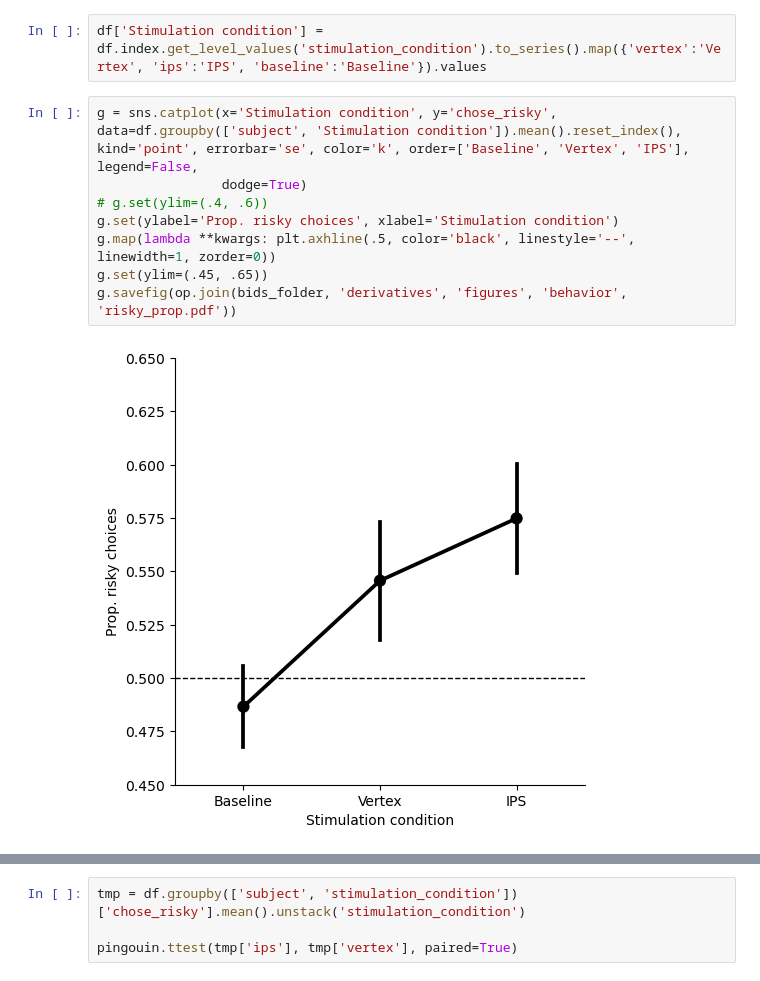
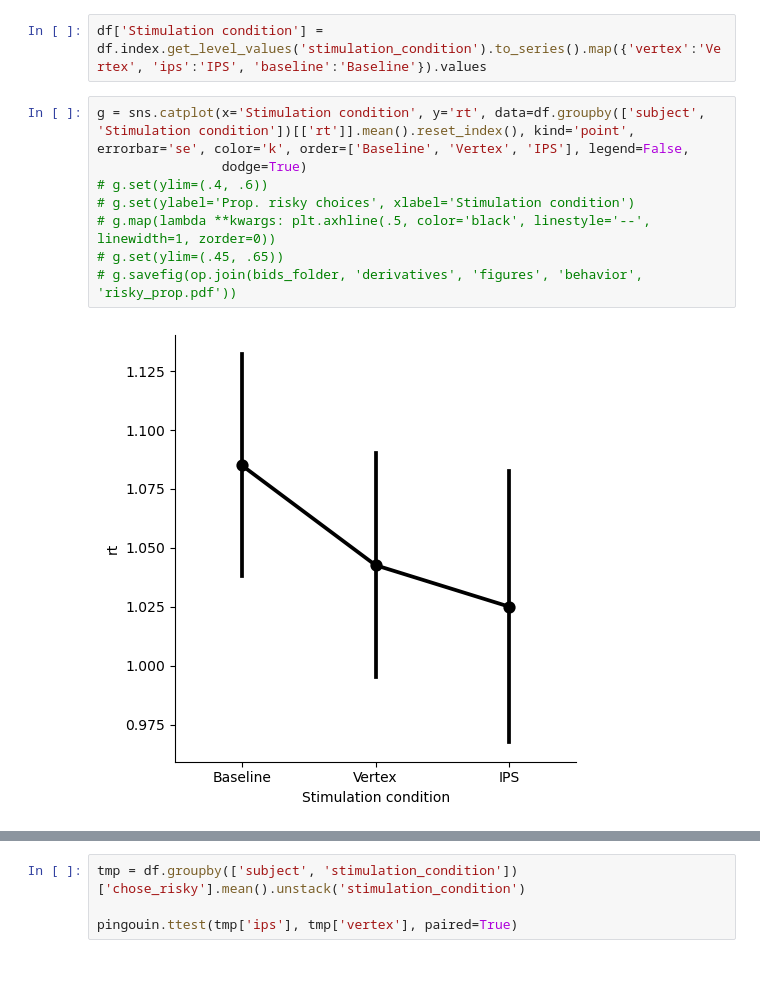
Before and after one commit to Gilles86/tms_risk, a Jupyter notebook: tms_risk/behavior/raw_behavior.ipynb, the cells around one changed output, grey strips where cells are left out. Cells and saved outputs as stored; diff of their text form.

```diff
--- a/tms_risk/behavior/raw_behavior.ipynb
+++ b/tms_risk/behavior/raw_behavior.ipynb
@@ -35,12 +61,12 @@ https://gist.github.com/mwaskom/de44147ed2974457ad6372750bbe5751
 # %%
 df['Stimulation condition'] = df.index.get_level_values('stimulation_condition').to_series().map({'vertex':'Vertex', 'ips':'IPS', 'baseline':'Baseline'}).values
 # %%
-g = sns.catplot(x='Stimulation condition', y='chose_risky', data=df.groupby(['subject', 'Stimulation condition']).mean().reset_index(), kind='point', errorbar='se', color='k', order=['Baseline', 'Vertex', 'IPS'], legend=False,
+g = sns.catplot(x='Stimulation condition', y='rt', data=df.groupby(['subject', 'Stimulation condition'])[['rt']].mean().reset_index(), kind='point', errorbar='se', color='k', order=['Baseline', 'Vertex', 'IPS'], legend=False,
                 dodge=True)
 # g.set(ylim=(.4, .6))
-g.set(ylabel='Prop. risky choices', xlabel='Stimulation condition')
-g.map(lambda **kwargs: plt.axhline(.5, color='black', linestyle='--', linewidth=1, zorder=0))
-g.set(ylim=(.45, .65))
-g.savefig(op.join(bids_folder, 'derivatives', 'figures', 'behavior', 'risky_prop.pdf'))
+# g.set(ylabel='Prop. risky choices', xlabel='Stimulation condition')
+# g.map(lambda **kwargs: plt.axhline(.5, color='black', linestyle='--', linewidth=1, zorder=0))
+# g.set(ylim=(.45, .65))
+# g.savefig(op.join(bids_folder, 'derivatives', 'figures', 'behavior', 'risky_prop.pdf'))
 # %% [output]
-[figure, old version]
+[figure, new version]
```
Also changed, not shown: parts of 23 cells of this notebook, 41 other files.
